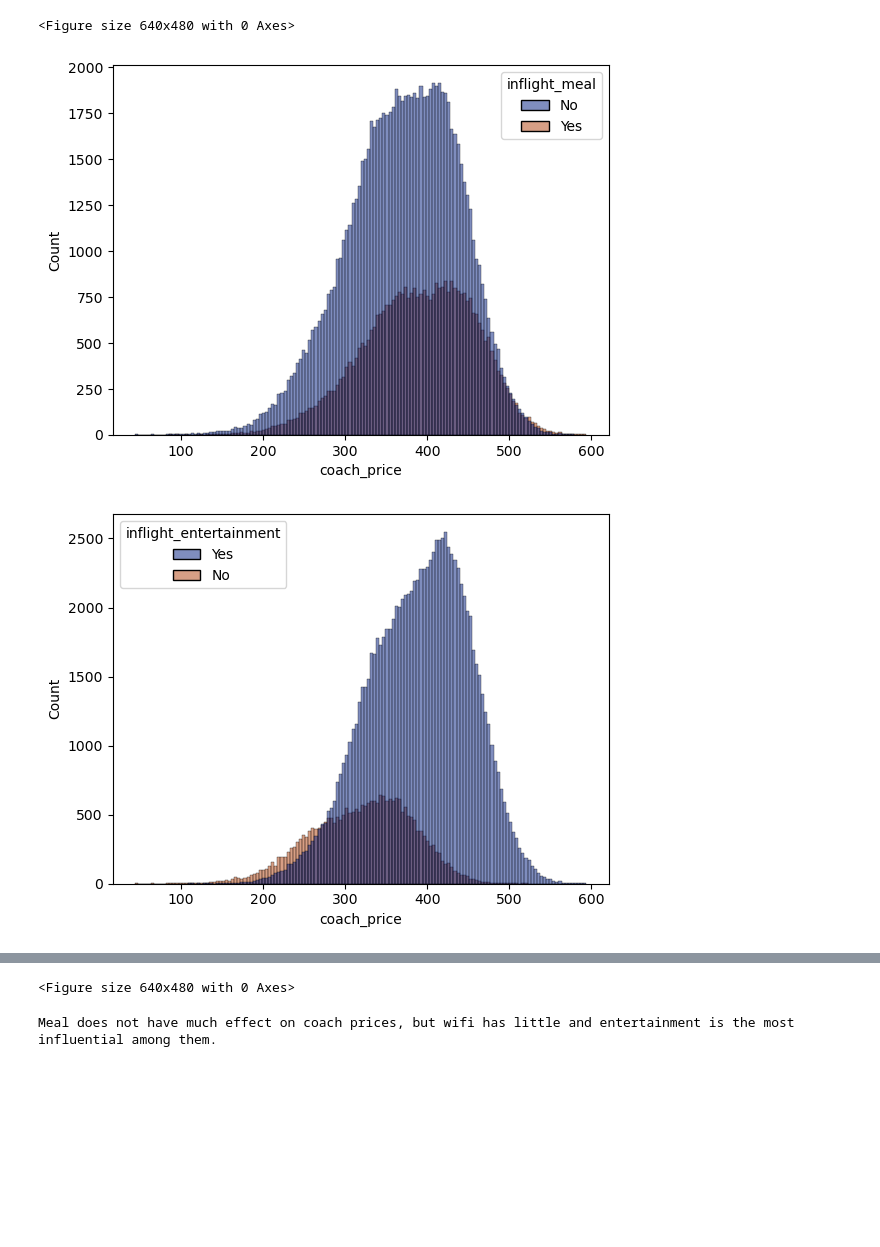
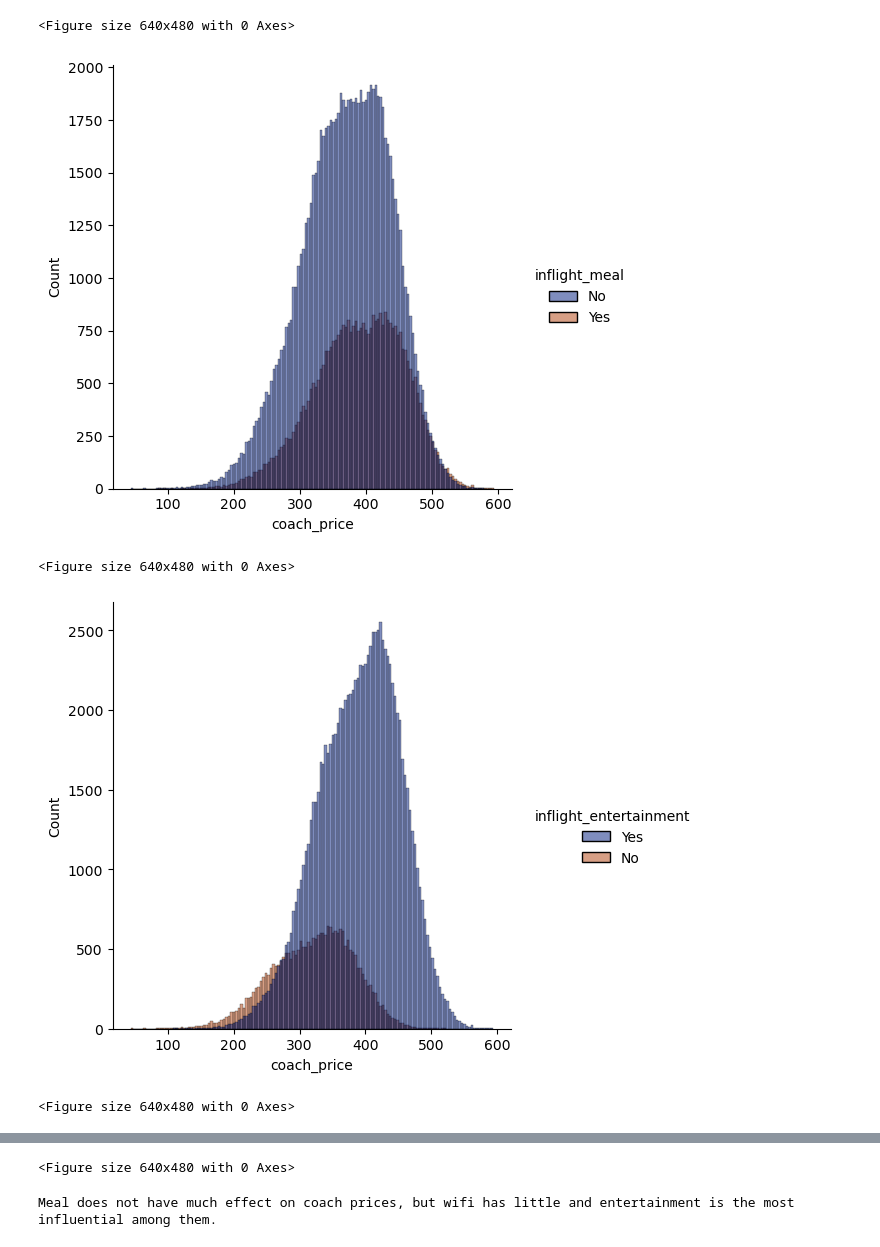
Before and after one commit to LiZoMark841619/Airline_analysis, a Jupyter notebook: Airline_analysis/Airline Analysis.ipynb, the cells around one changed output, grey strips where cells are left out. Saved outputs shown, nothing was run; the diff lists cells and outputs as text; code cells hidden in the pictures; blank space fills up the shorter version.

```diff
--- a/Airline_analysis/Airline Analysis.ipynb
+++ b/Airline_analysis/Airline Analysis.ipynb
@@ -276,9 +278,10 @@ plt.clf()
 # %%
-inflight_services = ['inflight_meal', 'inflight_entertainment', 'inflight_wifi']
-for service in inflight_services:
-    sns.histplot(x='coach_price', data = flight, hue=service, palette='dark')
+for serv in inflight_services:
+    sns.displot(x='coach_price', data = flight, hue=serv, palette='dark')
     plt.show()
     plt.clf()
 # %% [output]
-[figure, old version]
+[figure, new version]
+<Figure size 640x480 with 0 Axes>
-[figure, old version]
+[figure, new version]
+<Figure size 640x480 with 0 Axes>
@@ -286,4 +289,4 @@ for service in inflight_services:
-<Figure size 640x480 with 0 Axes>
+<Figure size 640x480 with 0 Axes>
 # %%
 print('Meal does not have much effect on coach prices, but wifi has little and entertainment is the most influential among them.')
 # %% [output]
```
Also changed, not shown: parts of 2 cells of this notebook.
